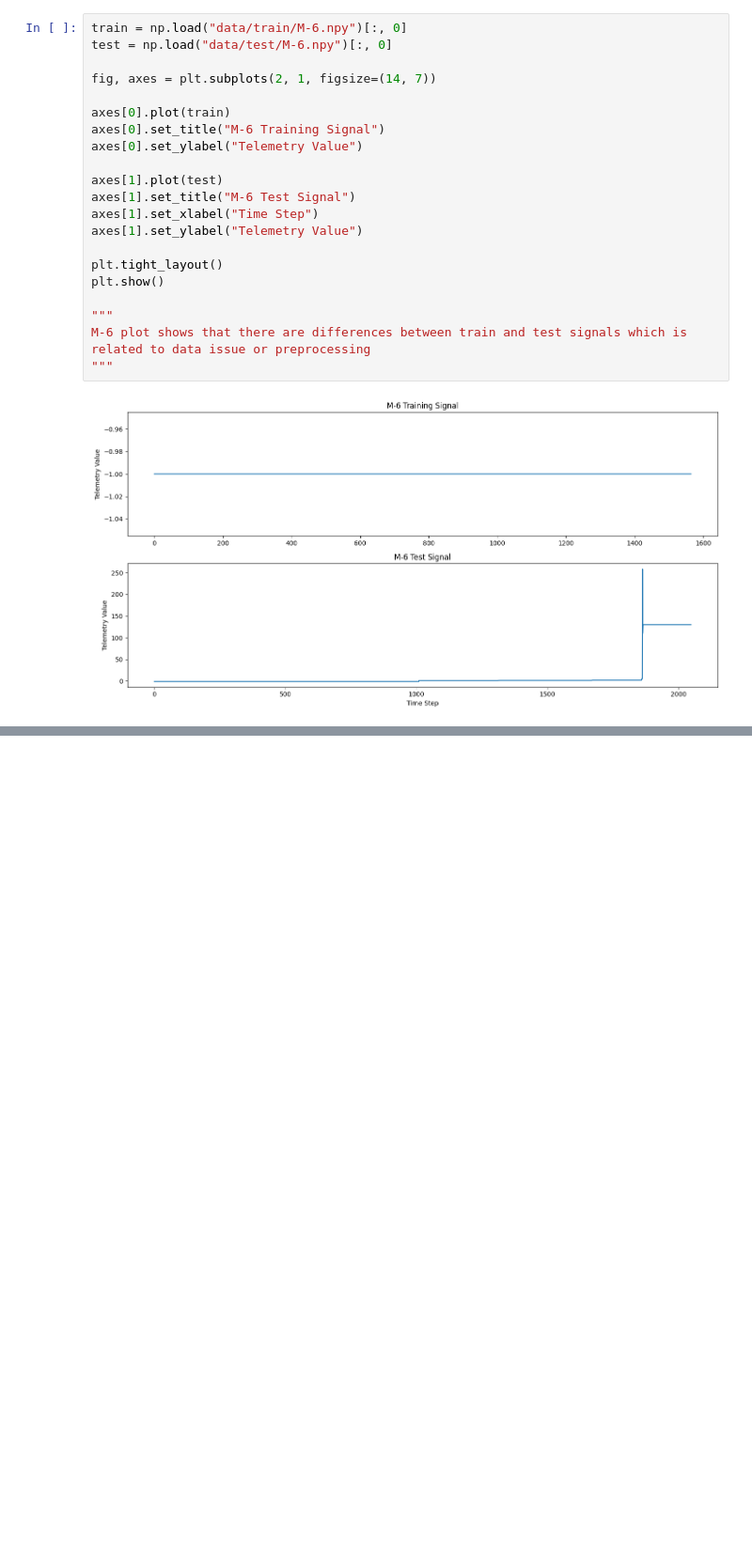
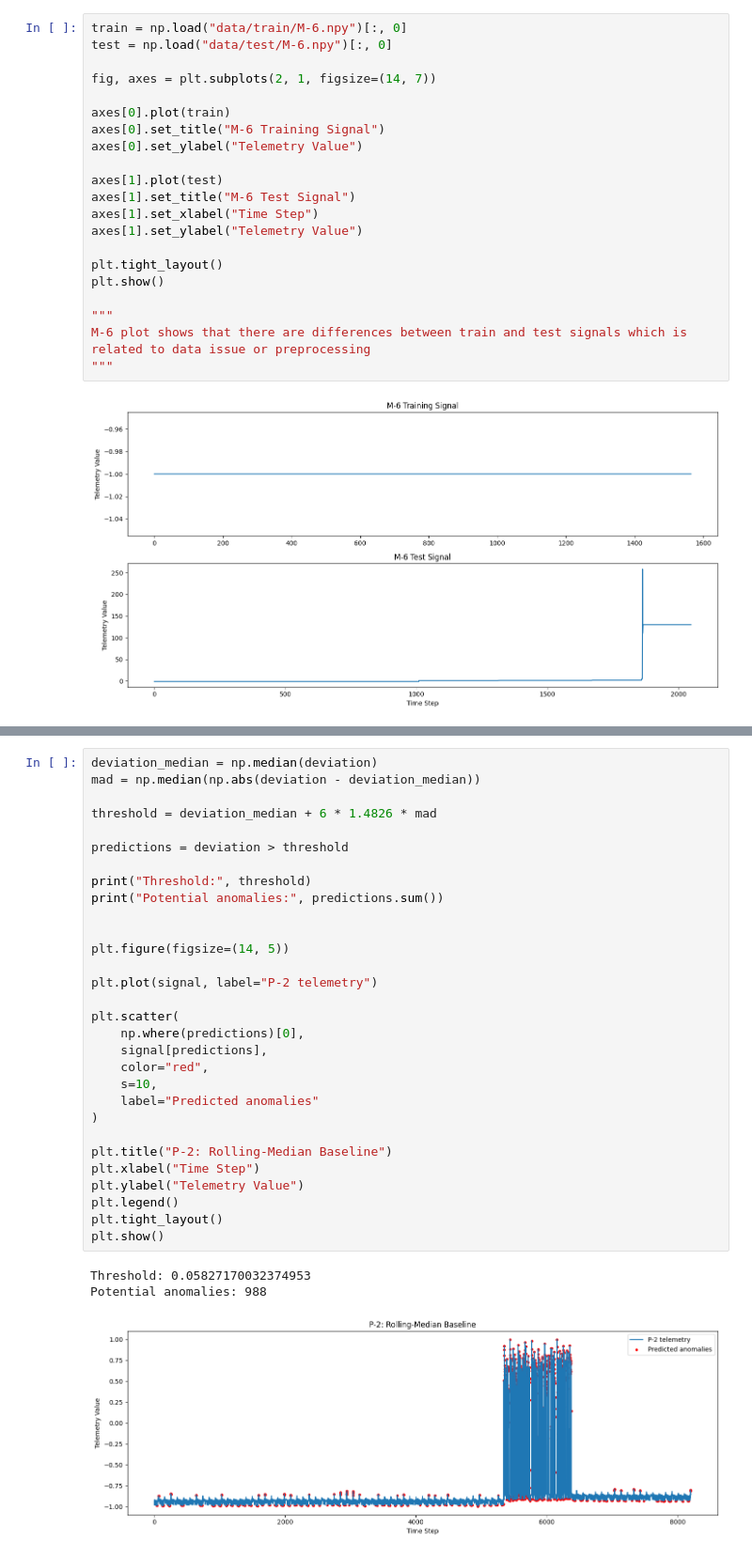
Before and after one commit to mhmd-81/Starling, a Jupyter notebook: lab.ipynb, the cells around one changed output, grey strips where cells are left out. Shown at 94% size. Saved outputs shown, nothing was run; the diff lists cells and outputs as text; blank space fills up the shorter version.

```diff
--- a/lab.ipynb
+++ b/lab.ipynb
@@ -190,0 +224,34 @@ M-6 plot shows that there are differences between train and test signals which i
+# %%
+deviation_median = np.median(deviation)
+mad = np.median(np.abs(deviation - deviation_median))
+
+threshold = deviation_median + 6 * 1.4826 * mad
+
+predictions = deviation > threshold
+
+print("Threshold:", threshold)
+print("Potential anomalies:", predictions.sum())
+
+
+plt.figure(figsize=(14, 5))
+
+plt.plot(signal, label="P-2 telemetry")
+
+plt.scatter(
+    np.where(predictions)[0],
+    signal[predictions],
+    color="red",
+    s=10,
+    label="Predicted anomalies"
+)
+
+plt.title("P-2: Rolling-Median Baseline")
+plt.xlabel("Time Step")
+plt.ylabel("Telemetry Value")
+plt.legend()
+plt.tight_layout()
+plt.show()
+# %% [output]
+Threshold: 0.05827170032374953
+Potential anomalies: 988
+[figure, added]
```
Also changed, not shown: parts of 5 cells of this notebook.
